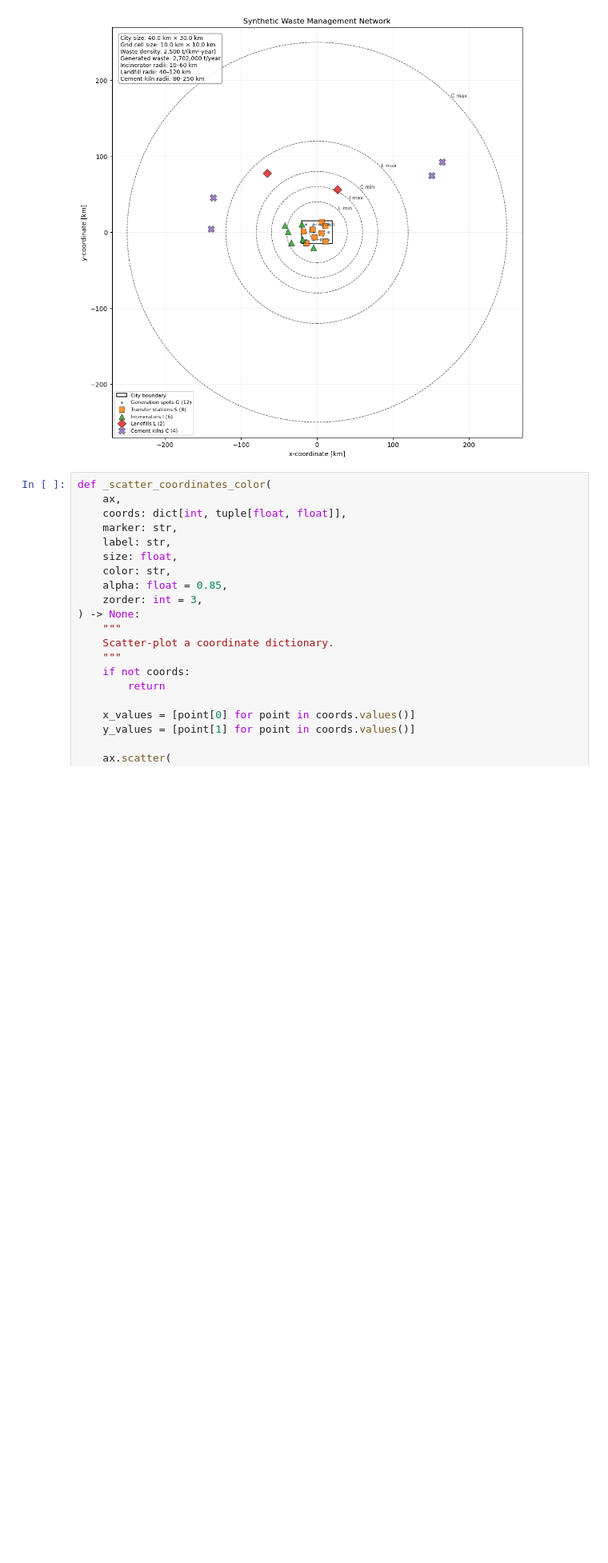
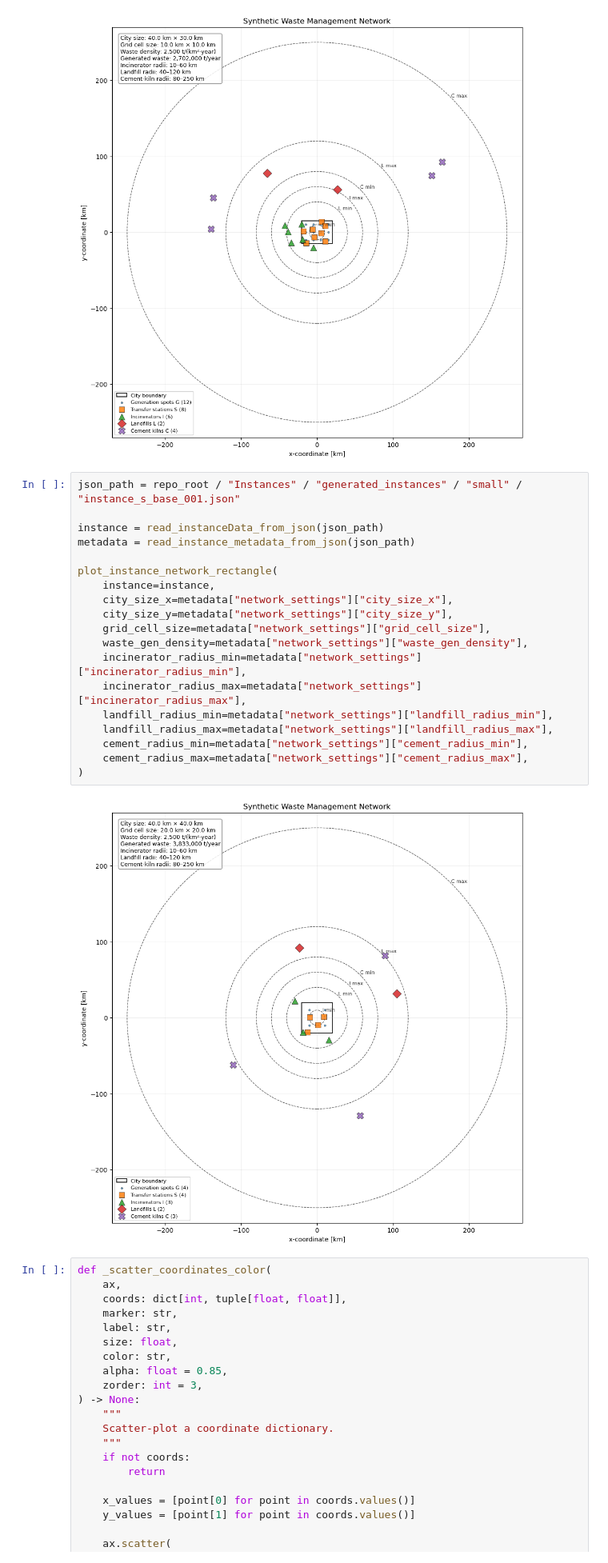
Before and after one commit to TT-VIP/Paper2_CoProcessing, a Jupyter notebook: Instances/print_network.ipynb, the cells around one changed output. Shown at 80% size. Saved outputs shown, nothing was run; the diff lists cells and outputs as text; blank space fills up the shorter version.

```diff
--- a/Instances/print_network.ipynb
+++ b/Instances/print_network.ipynb
@@ -616,6 +616,27 @@ plot_instance_network_rectangle(
 )
 # %% [output]
 [figure]
+# %%
+json_path = repo_root / "Instances" / "generated_instances" / "small" / "instance_s_base_001.json"
+
+instance = read_instanceData_from_json(json_path)
+metadata = read_instance_metadata_from_json(json_path)
+
+plot_instance_network_rectangle(
+    instance=instance,
+    city_size_x=metadata["network_settings"]["city_size_x"],
+    city_size_y=metadata["network_settings"]["city_size_y"],
+    grid_cell_size=metadata["network_settings"]["grid_cell_size"],
+    waste_gen_density=metadata["network_settings"]["waste_gen_density"],
+    incinerator_radius_min=metadata["network_settings"]["incinerator_radius_min"],
+    incinerator_radius_max=metadata["network_settings"]["incinerator_radius_max"],
+    landfill_radius_min=metadata["network_settings"]["landfill_radius_min"],
+    landfill_radius_max=metadata["network_settings"]["landfill_radius_max"],
+    cement_radius_min=metadata["network_settings"]["cement_radius_min"],
+    cement_radius_max=metadata["network_settings"]["cement_radius_max"],
+)
+# %% [output]
+[figure, added]
 # %%
 def _scatter_coordinates_color(
     ax,
```
Also changed, not shown: 7 other files.
